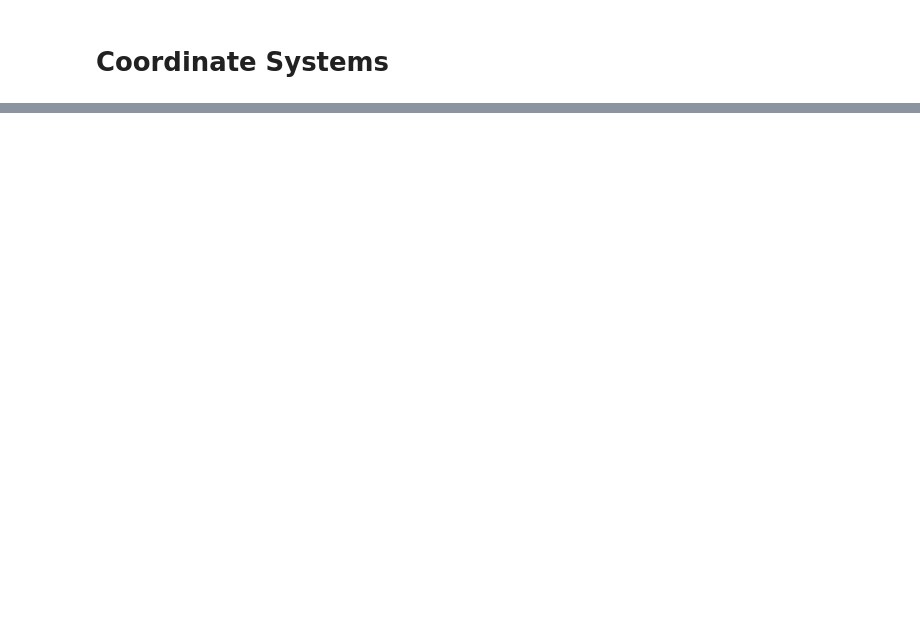
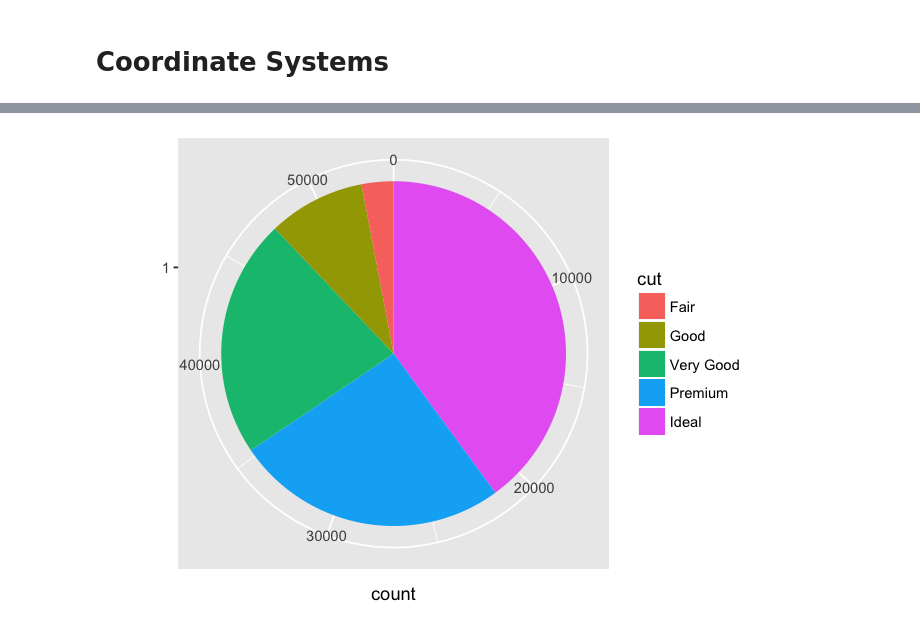
Before and after one commit to ambujtewari/stats306-fall2017, a Jupyter notebook: Lecture02.ipynb, the cells around one changed output, grey strips where cells are left out. Cells and saved outputs as stored; diff of their text form; code cells hidden in the pictures; blank space fills up the shorter version.

```diff
--- a/Lecture02.ipynb
+++ b/Lecture02.ipynb
@@ -176,0 +195,6 @@ ggplot(data = mpg) +
+# %%
+bar +
+    labs(x = NULL) + # remove the x axis label "cut"
+    coord_polar(theta = "y") # change to polar coordinates to get a pie chart
+# %% [output]
+[figure, added]
```
Also changed, not shown: parts of 9 cells of this notebook.
